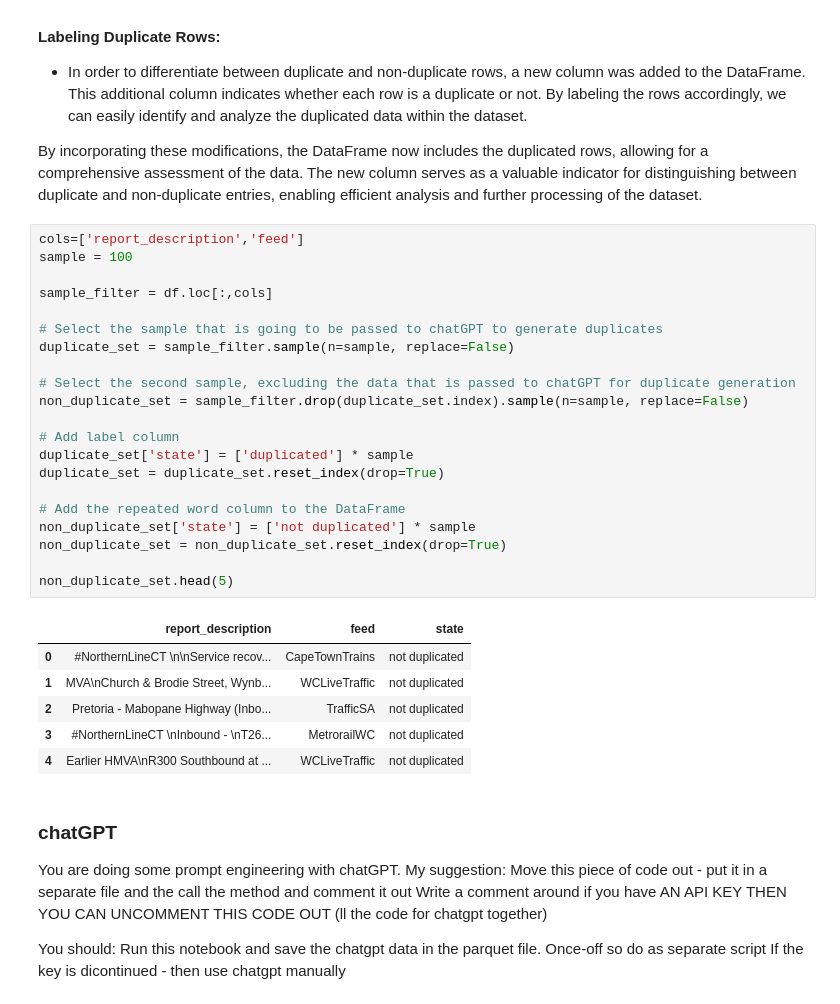
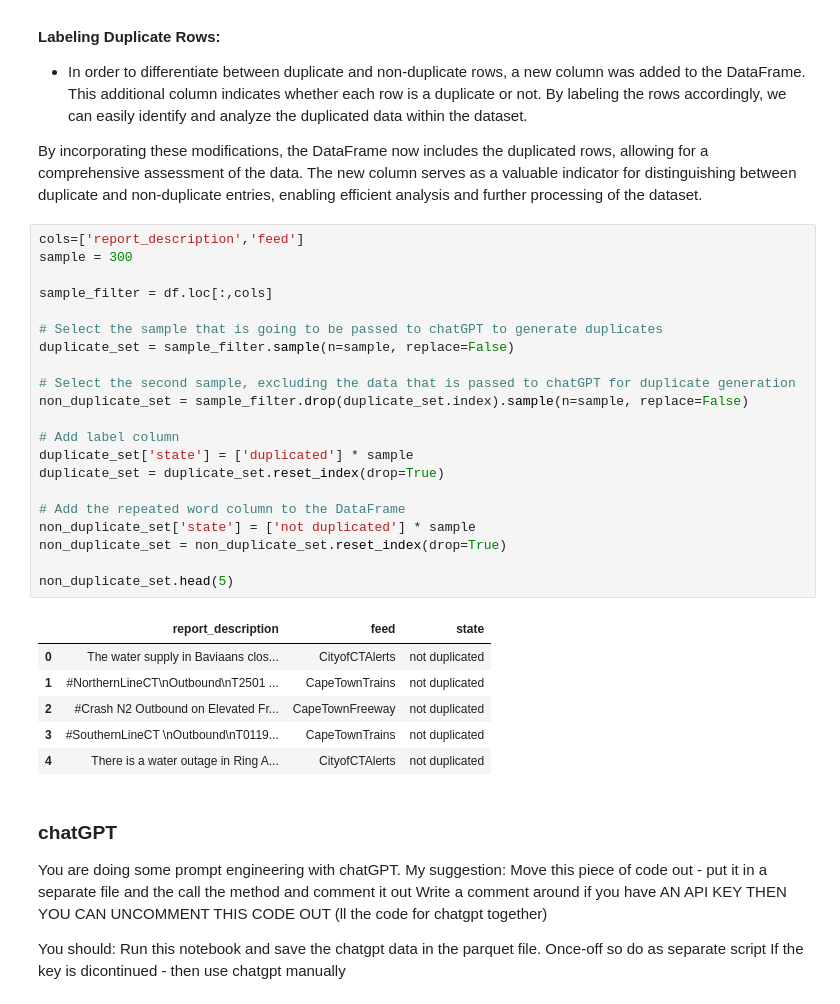
Before and after one commit to asmaatbaeen/duplicate_reports, a Jupyter notebook: notebook/text_duplicate_detection.ipynb, the cells around one changed output. Saved outputs shown, nothing was run; the diff lists cells and outputs as text.

```diff
--- a/notebook/text_duplicate_detection.ipynb
+++ b/notebook/text_duplicate_detection.ipynb
@@ -60,32 +60,32 @@ To achieve this, the following steps were taken:
 By incorporating these modifications, the DataFrame now includes the duplicated rows, allowing for a comprehensive assessment of the data. The new column serves as a valuable indicator for distinguishing between duplicate and non-duplicate entries, enabling efficient analysis and further processing of the dataset.
 # %%
 cols=['report_description','feed']
-sample = 100
+sample = 300
 
 sample_filter = df.loc[:,cols]
 
 # Select the sample that is going to be passed to chatGPT to generate duplicates
 duplicate_set = sample_filter.sample(n=sample, replace=False)
 
 # Select the second sample, excluding the data that is passed to chatGPT for duplicate generation
 non_duplicate_set = sample_filter.drop(duplicate_set.index).sample(n=sample, replace=False)
 
 # Add label column
 duplicate_set['state'] = ['duplicated'] * sample
 duplicate_set = duplicate_set.reset_index(drop=True)
 
 # Add the repeated word column to the DataFrame
 non_duplicate_set['state'] = ['not duplicated'] * sample
 non_duplicate_set = non_duplicate_set.reset_index(drop=True)
 
 non_duplicate_set.head(5)
 # %% [output]
 |  | report_description | feed | state |
-| 0 | #NorthernLineCT \n\nService recov... | CapeTownTrains | not duplicated |
-| 1 | MVA\nChurch & Brodie Street, Wynb... | WCLiveTraffic | not duplicated |
-| 2 | Pretoria - Mabopane Highway (Inbo... | TrafficSA | not duplicated |
-| 3 | #NorthernLineCT \nInbound - \nT26... | MetrorailWC | not duplicated |
-| 4 | Earlier HMVA\nR300 Southbound at ... | WCLiveTraffic | not duplicated |
+| 0 | The water supply in Baviaans clos... | CityofCTAlerts | not duplicated |
+| 1 | #NorthernLineCT\nOutbound\nT2501 ... | CapeTownTrains | not duplicated |
+| 2 | #Crash N2 Outbound on Elevated Fr... | CapeTownFreeway | not duplicated |
+| 3 | #SouthernLineCT \nOutbound\nT0119... | CapeTownTrains | not duplicated |
+| 4 | There is a water outage in Ring A... | CityofCTAlerts | not duplicated |
 # %% [markdown]
 ### chatGPT
 
```
Also changed, not shown: parts of 3 cells of this notebook, 2 other files.
